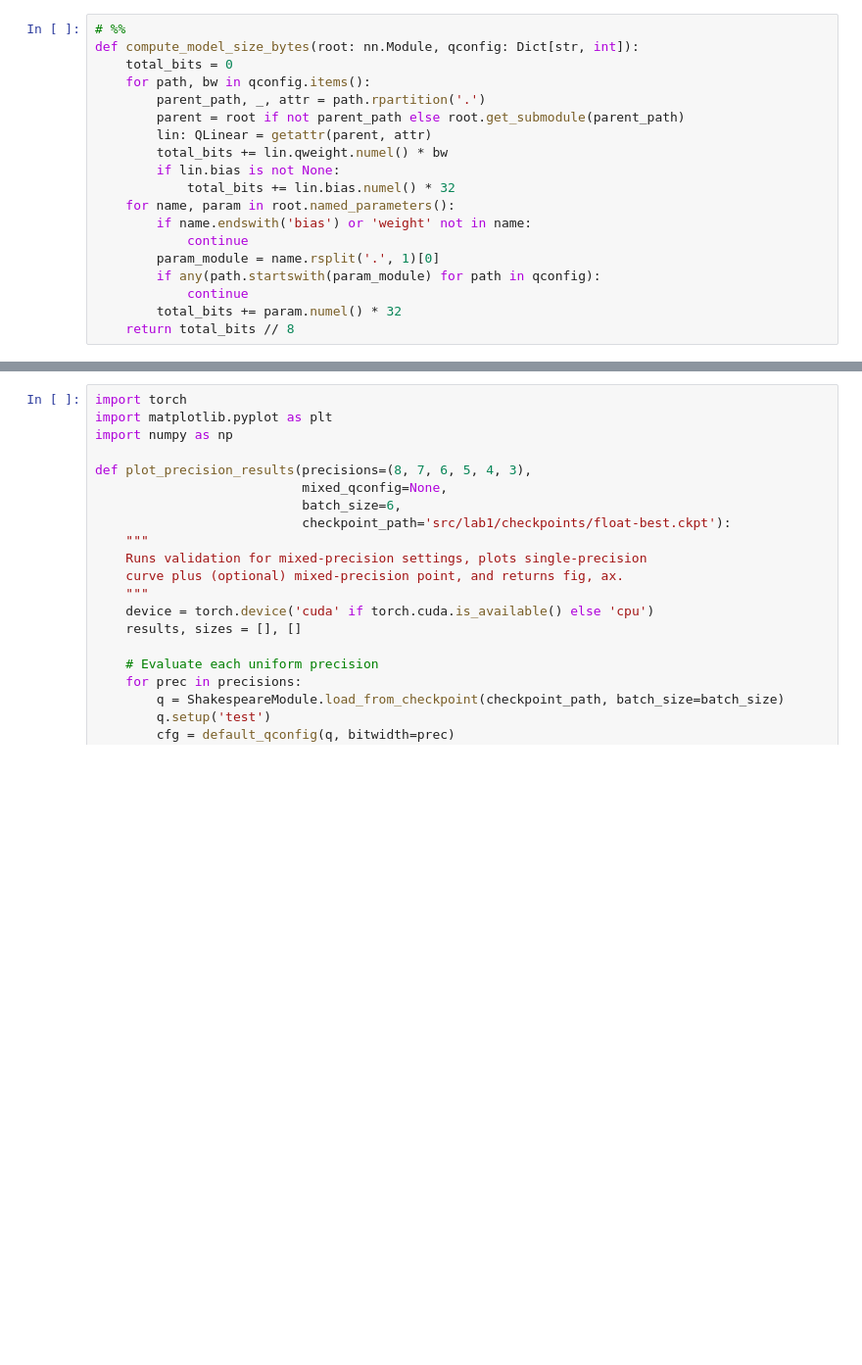
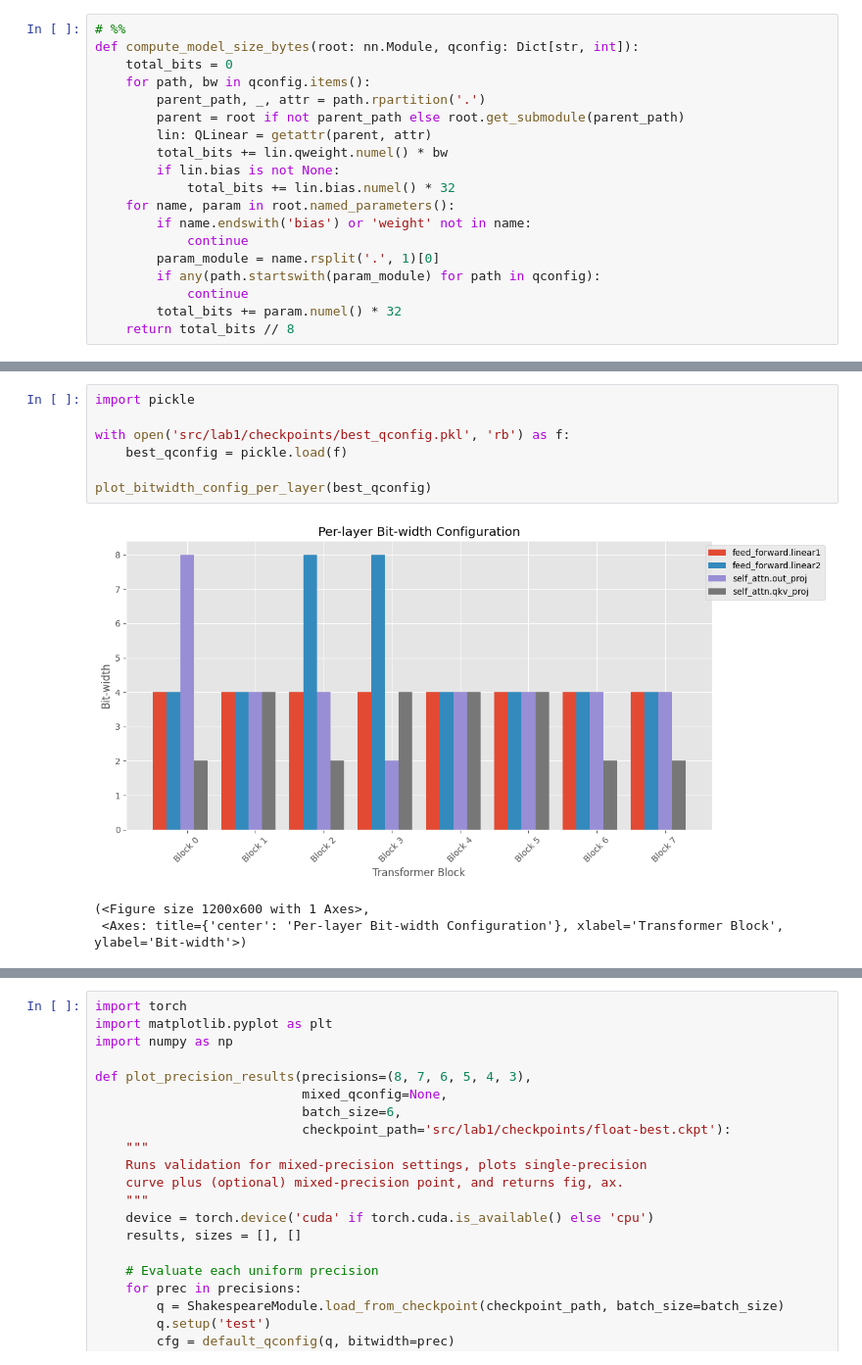
Before and after one commit to OliverGrainge/Advanced-AI-on-Arm, a Jupyter notebook: lab2.ipynb, the cells around one changed output, grey strips where cells are left out. Shown at 98% size. Cells and saved outputs as stored; diff of their text form; blank space fills up the shorter version.

```diff
--- a/lab2.ipynb
+++ b/lab2.ipynb
@@ -531,3 +614,14 @@ plot_bitwidth_config(best_qconfig)
+# %%
+import pickle
+
+with open('src/lab1/checkpoints/best_qconfig.pkl', 'rb') as f:
+    best_qconfig = pickle.load(f)
+
+plot_bitwidth_config_per_layer(best_qconfig)
+# %% [output]
+[figure, added]
+(<Figure size 1200x600 with 1 Axes>,
+ <Axes: title={'center': 'Per-layer Bit-width Configuration'}, xlabel='Transformer Block', ylabel='Bit-width'>)
 # %% [markdown]
 ## 9️⃣ Precision vs. Accuracy Trade-off
 
```
Also changed, not shown: parts of 23 cells of this notebook.
